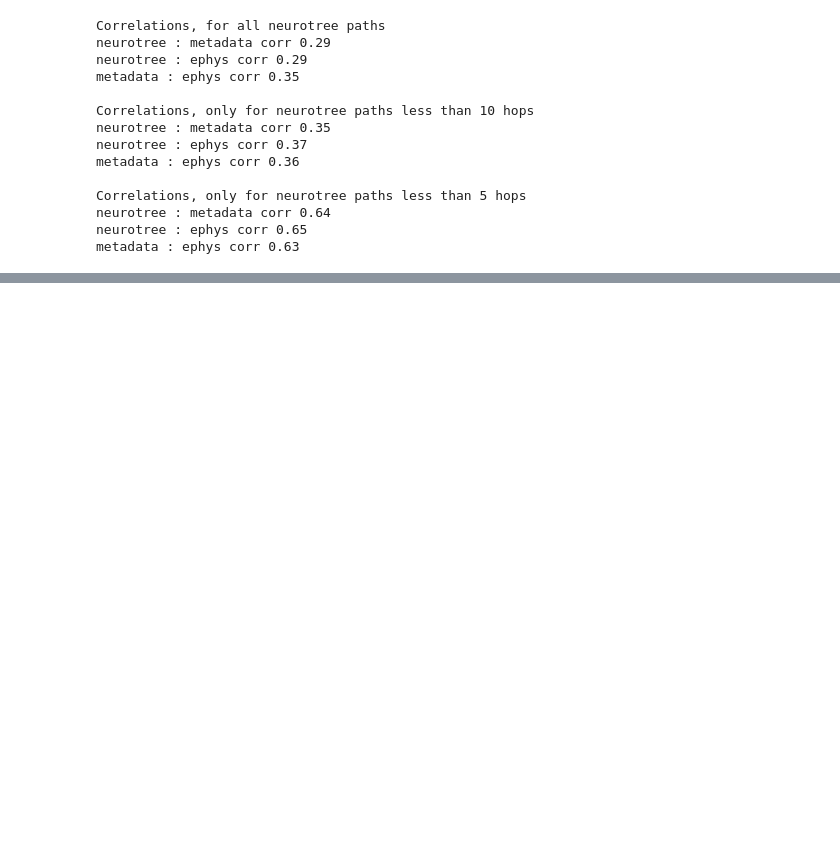
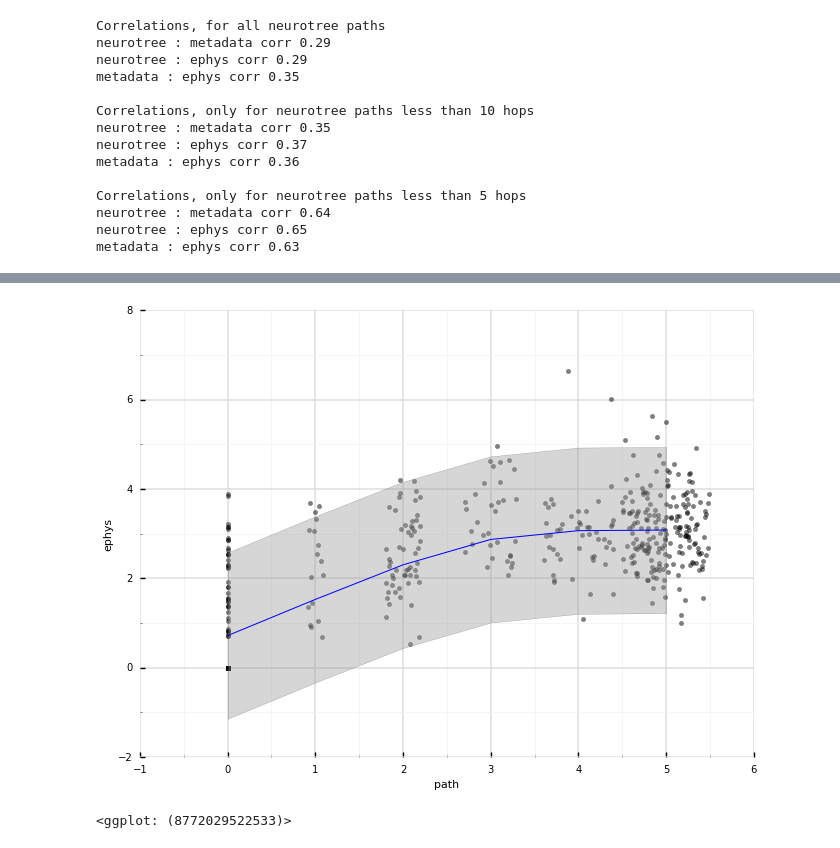
Before and after one commit to neuroelectro/neuroelectro_neurotree, a Jupyter notebook: ca1_analysis.ipynb, the cells around one changed output, grey strips where cells are left out. Cells and saved outputs as stored; diff of their text form; code cells hidden in the pictures; blank space fills up the shorter version.

```diff
--- a/ca1_analysis.ipynb
+++ b/ca1_analysis.ipynb
@@ -427,0 +444,10 @@ metadata : ephys corr 0.63
+# %%
+# plot path len vs ephys diffs
+
+ggplot(aes(x='path', y='ephys'), data=pairwise_df) +\
+    geom_point(position = 'jitter', alpha = .5) +\
+    stat_smooth(colour="blue", se=True) +\
+    theme_seaborn()
+# %% [output]
+[figure, added]
+<ggplot: (8772029522533)>
```
Also changed, not shown: parts of 3 cells of this notebook.
